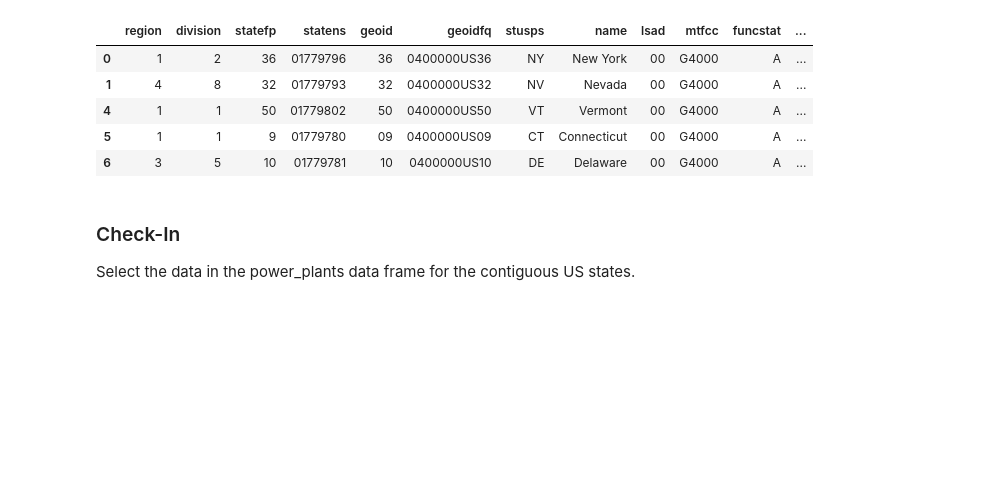
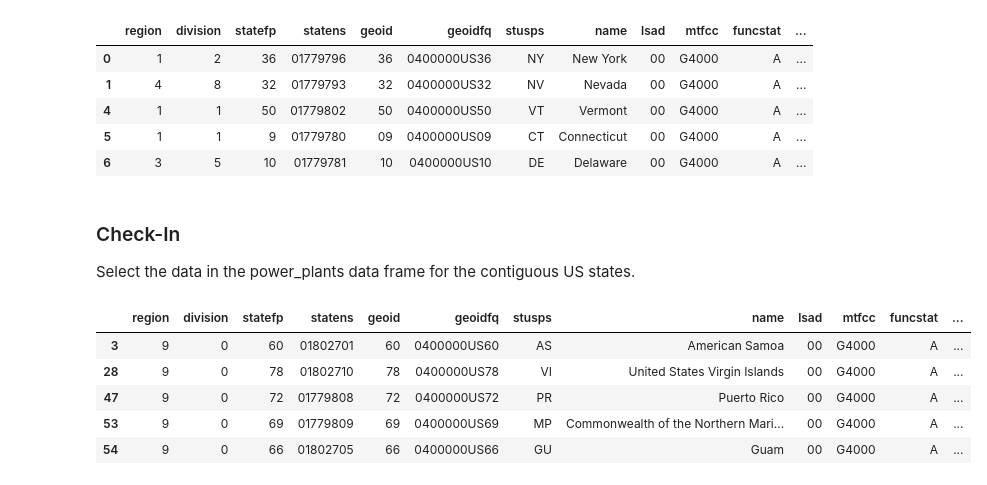
Before and after one commit to ssoriano22/eds220-in-class, a Jupyter notebook: week-5-streamline-your-code.ipynb, the cells around one changed output. Drawn from its saved outputs; the diff is of its cells as text; code cells hidden in the pictures; blank space fills up the shorter version.

```diff
--- a/week-5-streamline-your-code.ipynb
+++ b/week-5-streamline-your-code.ipynb
@@ -208,4 +210,12 @@ contiguous.head()
 Select the data in the power_plants data frame for the contiguous US states.
 # %%
 #
-contiguous_pp = power_plants
+#contiguous_pp = power_plants
+states[states['region'] == 9]
+# %% [output]
+|  | region | division | statefp | statens | geoid | geoidfq | stusps | name | lsad | mtfcc | funcstat | ... |
+| 3 | 9 | 0 | 60 | 01802701 | 60 | 0400000US60 | AS | American Samoa | 00 | G4000 | A | ... |
+| 28 | 9 | 0 | 78 | 01802710 | 78 | 0400000US78 | VI | United States Virgin Islands | 00 | G4000 | A | ... |
+| 47 | 9 | 0 | 72 | 01779808 | 72 | 0400000US72 | PR | Puerto Rico | 00 | G4000 | A | ... |
+| 53 | 9 | 0 | 69 | 01779809 | 69 | 0400000US69 | MP | Commonwealth of the Northern Mari... | 00 | G4000 | A | ... |
+| 54 | 9 | 0 | 66 | 01802705 | 66 | 0400000US66 | GU | Guam | 00 | G4000 | A | ... |
```
Also changed, not shown: parts of 1 cell of this notebook.
